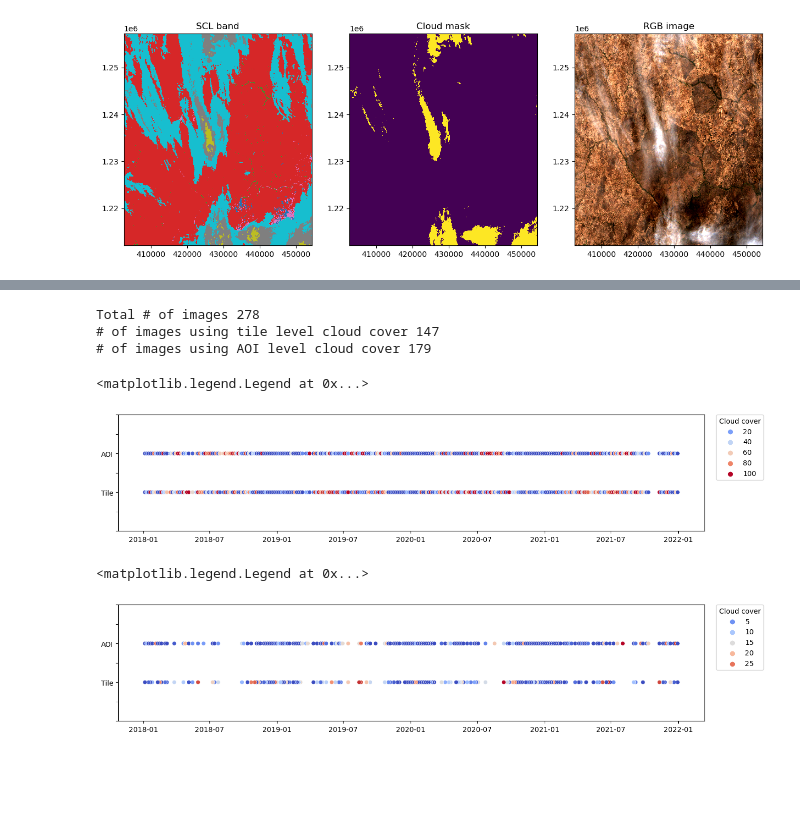
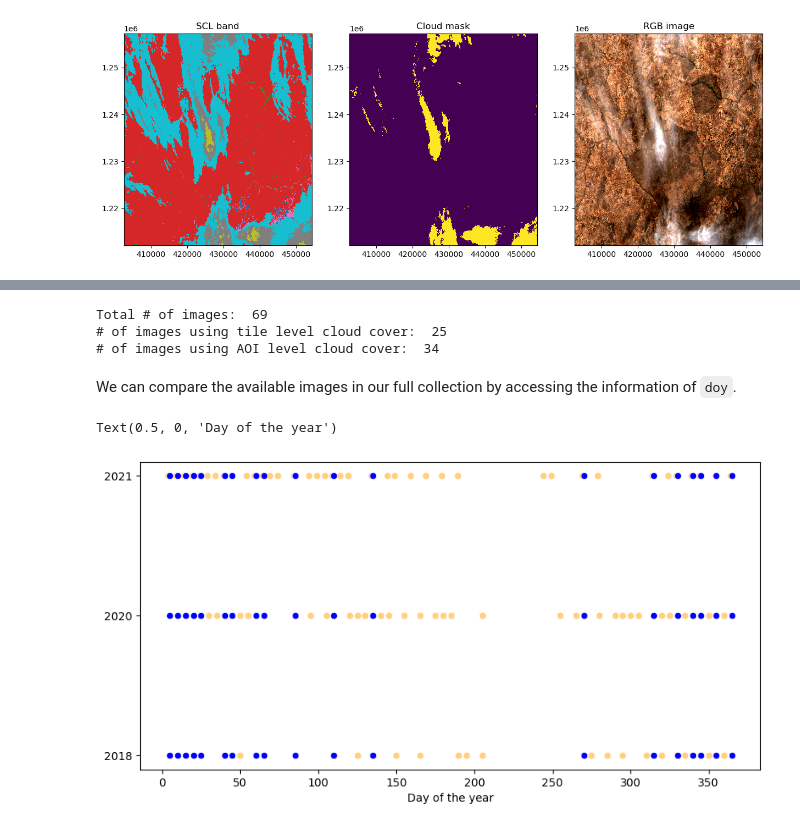
Before and after one commit to EdgarJoao30/mtda, a Jupyter notebook: example_s2.ipynb, the cells around one changed output, grey strips where cells are left out. Cells and saved outputs as stored; diff of their text form; code cells hidden in the pictures; blank space fills up the shorter version.

Commit message:
s2
Updated code for s2 collection, and separated functions into different file

```diff
--- a/example_s2.ipynb
+++ b/example_s2.ipynb
@@ -182,58 +137,24 @@ If we compare the number of images that are filtered using the cloud cover measu
 # %%
-print('Total # of images: ', len(s2collections[2].getItemAll()))
-print('# of images using tile level cloud cover: ', len(s2collections[2].getItem()))
-print('# of images using AOI level cloud cover: ', len(count.where(count < 30).dropna('time')))
+print('Total # of images: ', len(s2_functions.getSearch(cloud_cover=100).item_collection()))
+print('# of images using tile level cloud cover: ', len(s2_functions.getSearch(cloud_cover=15).item_collection()))
+print('# of images using AOI level cloud cover: ', len(data[0].doy))
 # %% [output]
-Total # of images 278
-# of images using tile level cloud cover 147
-# of images using AOI level cloud cover 179
+Total # of images:  69
+# of images using tile level cloud cover:  25
+# of images using AOI level cloud cover:  34
-# %%
-plt.figure(figsize = (15, 3))
-sns.scatterplot(
-    x = count.indexes['time'],
-    y = np.array([1]*278),
-    hue = s2collections[2].getDFAll()['eo:cloud_cover'],
-    palette= cm.coolwarm,
-    legend = False)
-sns.scatterplot(
-    x = count.indexes['time'],
-    y = np.array([2]*278),
-    hue = count,
-    palette= cm.coolwarm,)
-plt.ylim(0, 3)
-plt.xlabel('')
-plt.yticks(ticks = [0, 0.5, 1, 1.5, 2, 2.5, 3], labels = ['', '', 'Tile', '', 'AOI', '', ''])
-plt.legend(
-    title = 'Cloud cover',
-    bbox_to_anchor=(1.02, 1),
-    loc='upper left',
-    borderaxespad=0,
-)
-# %% [output]
-<matplotlib.legend.Legend at 0x...>
-[figure, removed]
-# %%
-plt.figure(figsize = (15, 3))
-sns.scatterplot(
-    x = s2collections[2].getDF()['datetime'],
-    y = np.array([1]*len(s2collections[2].getDF()['eo:cloud_cover'])),
-    hue = s2collections[2].getDF()['eo:cloud_cover'],
-    palette= cm.coolwarm,
-    legend = False)
-sns.scatterplot(
-    x = count.where(count < 30).dropna('time').indexes['time'],
-    y = np.array([2]*len(count.where(count < 30).dropna('time'))),
-    hue = count.where(count < 30).dropna('time'),
-    palette= cm.coolwarm,)
-plt.ylim(0, 3)
-plt.xlabel('')
-plt.yticks(ticks = [0, 0.5, 1, 1.5, 2, 2.5, 3], labels = ['', '', 'Tile', '', 'AOI', '', ''])
-plt.legend(
-    title = 'Cloud cover',
-    bbox_to_anchor=(1.02, 1),
-    loc='upper left',
-    borderaxespad=0,
-)
-# %% [output]
-<matplotlib.legend.Legend at 0x...>
-[figure, removed]
+# %% [markdown]
+We can compare the available images in our full collection by accessing the information of `doy`.
+# %%
+inter = np.intersect1d(np.intersect1d(data[0].doy, data[1].doy), data[2].doy + 1)
+# %%
+plt.figure(figsize= (10, 5))
+
+for i, dat in enumerate(data):
+    sns.scatterplot(x = dat.doy, y = i, color = 'orange', alpha = .5)
+    sns.scatterplot(x = inter, y = i, color = 'b')
+
+plt.yticks(ticks = [0, 1, 2], labels = ['2018', '2020', '2021'])
+plt.xlabel('Day of the year')
+# %% [output]
+Text(0.5, 0, 'Day of the year')
+[figure, added]
```
Also changed, not shown: parts of 23 cells of this notebook, 2 other files.
